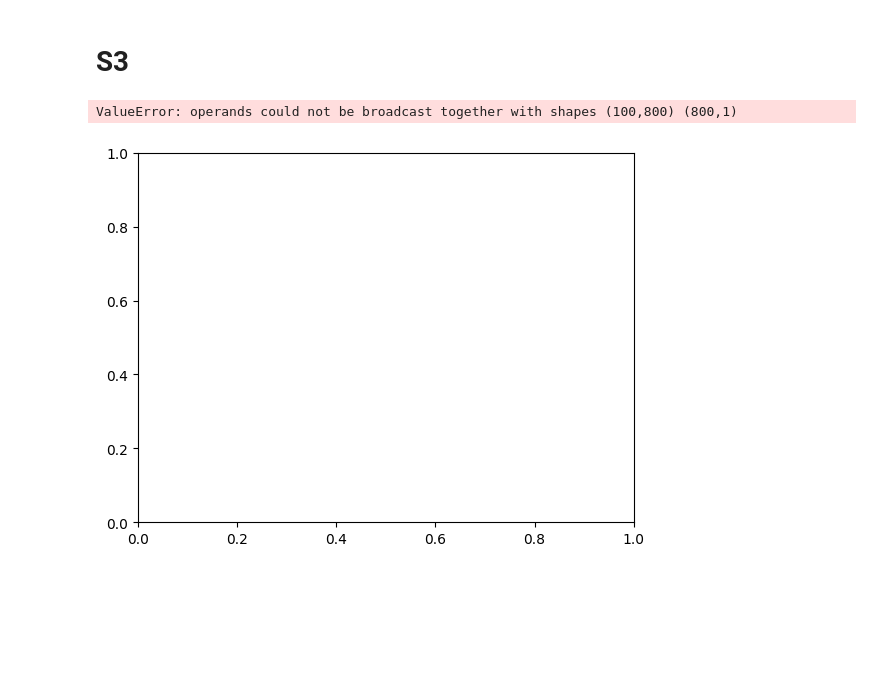
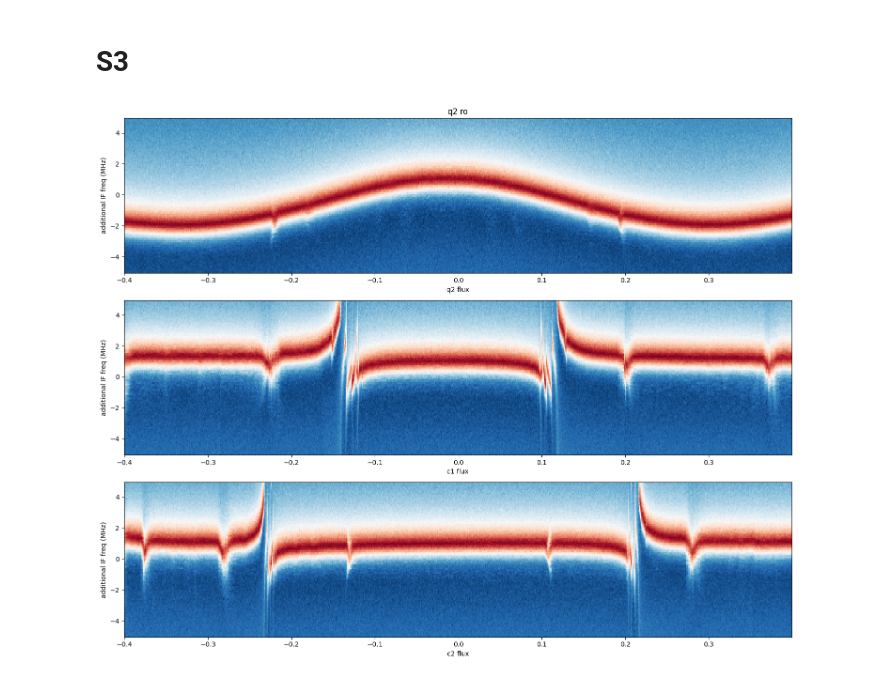
Before and after one commit to shiau109/QM_driver_AS, a Jupyter notebook: src/exp/LoadData.ipynb, the cells around one changed output. Drawn from its saved outputs; the diff is of its cells as text; code cells hidden in the pictures; blank space fills up the shorter version.

```diff
--- a/src/exp/LoadData.ipynb
+++ b/src/exp/LoadData.ipynb
@@ -12,6 +14,6 @@ import netCDF4 as nc
 # %%
-save_dir = r"C:\Users\quant\SynologyDrive\09 Data\Fridge Data\Qubit\20240510_DR4_5Q4C_0411#6\02 q2 c1 c2"  # change to .npz folder
-save_name = "flux_resonator_q2_z_20240513_1649"  # change to .npz name
+save_dir = r"C:\Users\quant\SynologyDrive\09 Data\Fridge Data\Qubit\20240510_DR4_5Q4C_0411#6\02 q2 c1 c2"
+save_name = "flux_resonator_q6_z_20240513_1650"
 
 save_path = f"{save_dir}\{save_name}"
 load_path =  f"{save_path}.nc"
@@ -45,0 +35,16 @@ ItemsView(Data variables:
+# %%
+datasets = []
+
+save_dir = r"C:\Users\quant\SynologyDrive\09 Data\Fridge Data\Qubit\20240510_DR4_5Q4C_0411#6\02 q2 c1 c2"
+save_names = "flux_resonator_q2_z_20240513_1649", "flux_resonator_q6_z_20240513_1650", "flux_resonator_q7_z_20240513_1651"
+
+for save_name in save_names:
+    save_path = f"{save_dir}\{save_name}"
+    load_path =  f"{save_path}.nc"
+
+    dataset = xr.open_dataset(load_path)
+
+    datasets.append(dataset)
+
+print(f"number of nc files imported: {len(datasets)} \n")
+print(datasets)
@@ -46,14 +69,23 @@ ItemsView(Data variables:
 # %% [markdown]
 # S3
 # %%
-from exp.rofreq_sweep_power_dep import plot_power_dep_resonator
+from exp.rofreq_sweep_flux_dep import plot_flux_dep_resonator
 
-dfs = dataset.coords["frequency"].values
-amps = dataset.coords["flux"].values
-for ro_name, data in dataset.data_vars.items():
-    fig, ax = plt.subplots()
-    plot_power_dep_resonator( dfs, amps, data.values, ax)
-    # ax.set_title(ro_name)
+fig, ax = plt.subplots(3,1, figsize=(15,12))
+
+for i in range(len(datasets)):
+    dataset = datasets[i]
+    dfs = dataset.coords["frequency"].values
+    amps = dataset.coords["flux"].values
+    for ro_name, data in dataset.data_vars.items():
+        plot_flux_dep_resonator( data.values, dfs, amps, ax[i])
+
+ax[0].set_title("q2 ro")
+ax[0].set_xlabel("q2 flux")
+ax[1].set_xlabel("c1 flux")
+ax[2].set_xlabel("c2 flux")
+
+plt.tight_layout()
+plt.show()
 # %% [output]
-ValueError: operands could not be broadcast together with shapes (100,800) (800,1)
-[figure, old version]
+[figure, new version]
```
Also changed, not shown: parts of 6 cells of this notebook.
